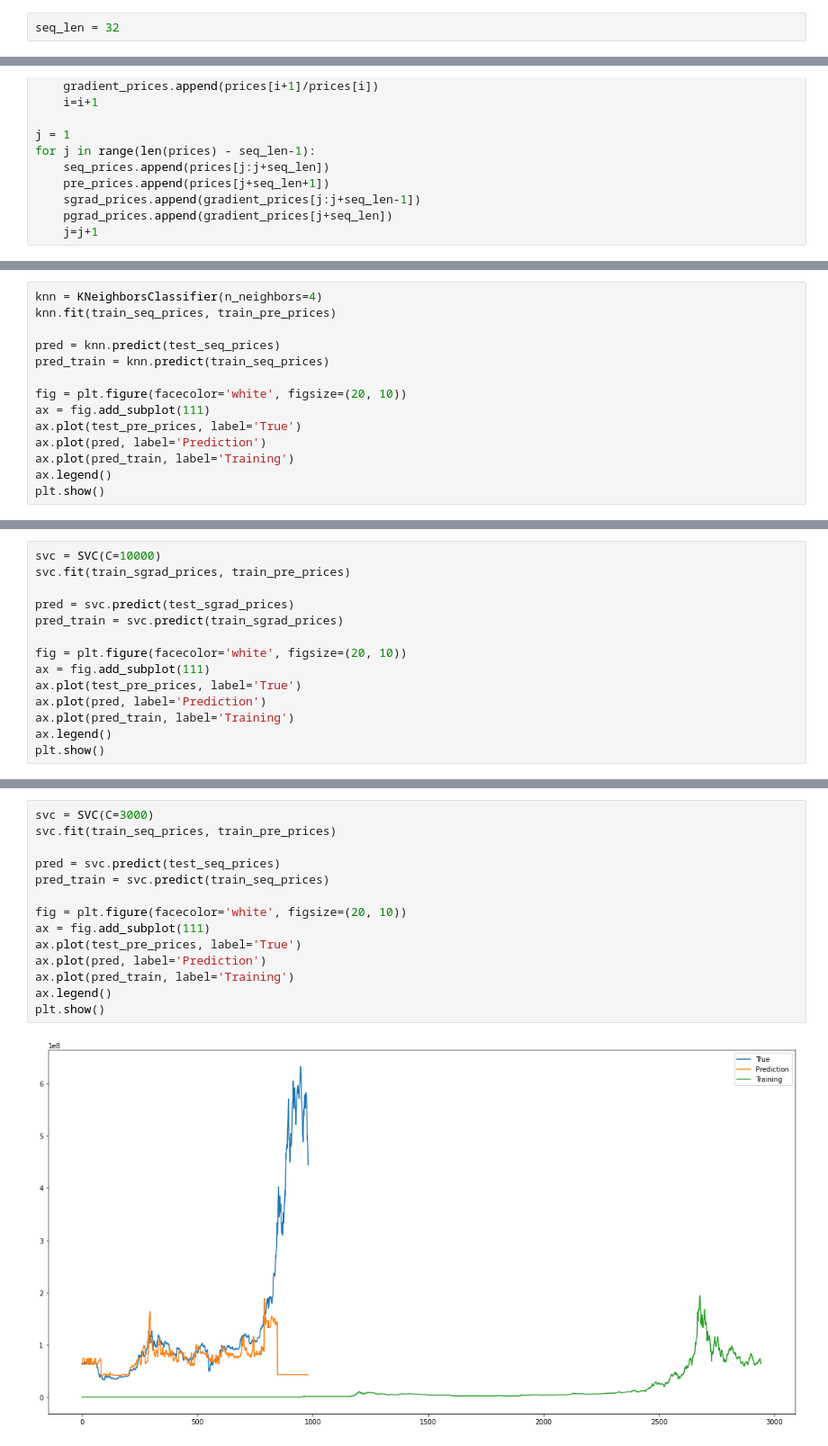
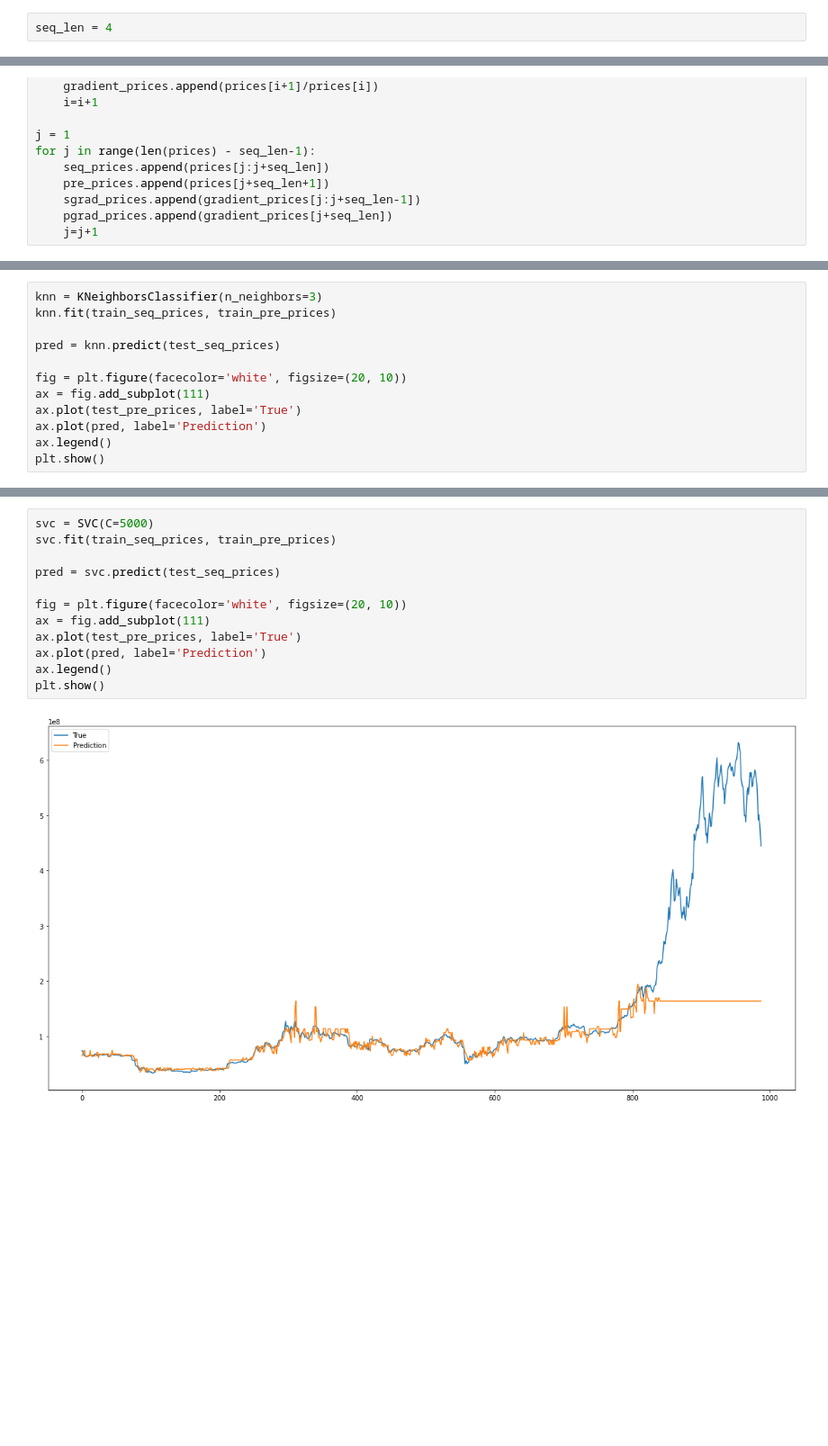
Before and after one commit to artistic100one/machinelearning, a Jupyter notebook: ML Project/Untitled3.ipynb, the cells around one changed output, grey strips where cells are left out. Shown at 90% size. Saved outputs shown, nothing was run; the diff lists cells and outputs as text; blank space fills up the shorter version.

```diff
--- a/ML Project/Untitled3.ipynb
+++ b/ML Project/Untitled3.ipynb
@@ -117,7 +117,7 @@ print(prices)
 # %% [output]
 [495, 726, 859, 783, 767, 649, 566, 581, 530, 530, 580, 595, 648, 663, 664, 611, 613, 600, 597, 596, 622, 599, 600, 660, 690, 635, 690, 655, 663, 661, 643, 678, 690, 673, 661, 660, 655, 655, 650, 656, ...
 # %%
-seq_len = 32
+seq_len = 4
 # %%
 seq_prices = []
 pre_prices = []
@@ -182,16 +178,14 @@ print("테스트 세트 정확도: {:.3f}".format(knn.score(test_sgrad_prices, t
 테스트 세트 정확도: 0.000
 # %%
-knn = KNeighborsClassifier(n_neighbors=4)
+knn = KNeighborsClassifier(n_neighbors=3)
 knn.fit(train_seq_prices, train_pre_prices)
 
 pred = knn.predict(test_seq_prices)
-pred_train = knn.predict(train_seq_prices)
 
 fig = plt.figure(facecolor='white', figsize=(20, 10))
 ax = fig.add_subplot(111)
 ax.plot(test_pre_prices, label='True')
 ax.plot(pred, label='Prediction')
-ax.plot(pred_train, label='Training')
 ax.legend()
 plt.show()
 # %% [output]
@@ -204,15 +198 @@ print("테스트 세트 정확도: {:.3f}".format(knn.score(test_seq_prices, tes
 테스트 세트 정확도: 0.000
-# %%
-svc = SVC(C=10000)
-svc.fit(train_sgrad_prices, train_pre_prices)
-
-pred = svc.predict(test_sgrad_prices)
-pred_train = svc.predict(train_sgrad_prices)
-
-fig = plt.figure(facecolor='white', figsize=(20, 10))
-ax = fig.add_subplot(111)
-ax.plot(test_pre_prices, label='True')
-ax.plot(pred, label='Prediction')
-ax.plot(pred_train, label='Training')
-ax.legend()
-plt.show()
@@ -227,19 +199,17 @@ print("테스트 세트 정확도: {:.3f}".format(svc.score(test_sgrad_prices, t
 # %%
-svc = SVC(C=3000)
+svc = SVC(C=5000)
 svc.fit(train_seq_prices, train_pre_prices)
 
 pred = svc.predict(test_seq_prices)
-pred_train = svc.predict(train_seq_prices)
 
 fig = plt.figure(facecolor='white', figsize=(20, 10))
 ax = fig.add_subplot(111)
 ax.plot(test_pre_prices, label='True')
 ax.plot(pred, label='Prediction')
-ax.plot(pred_train, label='Training')
 ax.legend()
 plt.show()
 # %% [output]
-[figure, old version]
+[figure, new version]
 # %%
 print("훈련 세트 정확도: {:.3f}".format(svc.score(train_seq_prices, train_pre_prices)))
 print("테스트 세트 정확도: {:.3f}".format(svc.score(test_seq_prices, test_pre_prices)))
```
Also changed, not shown: parts of 10 cells of this notebook, 3 other files.
